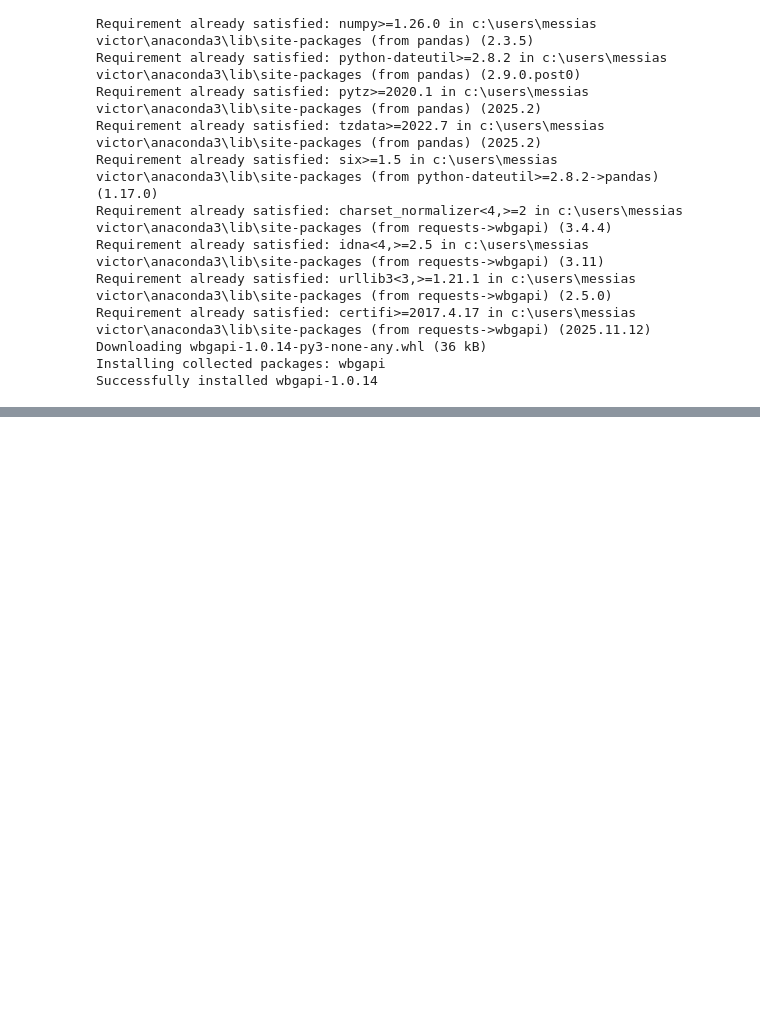
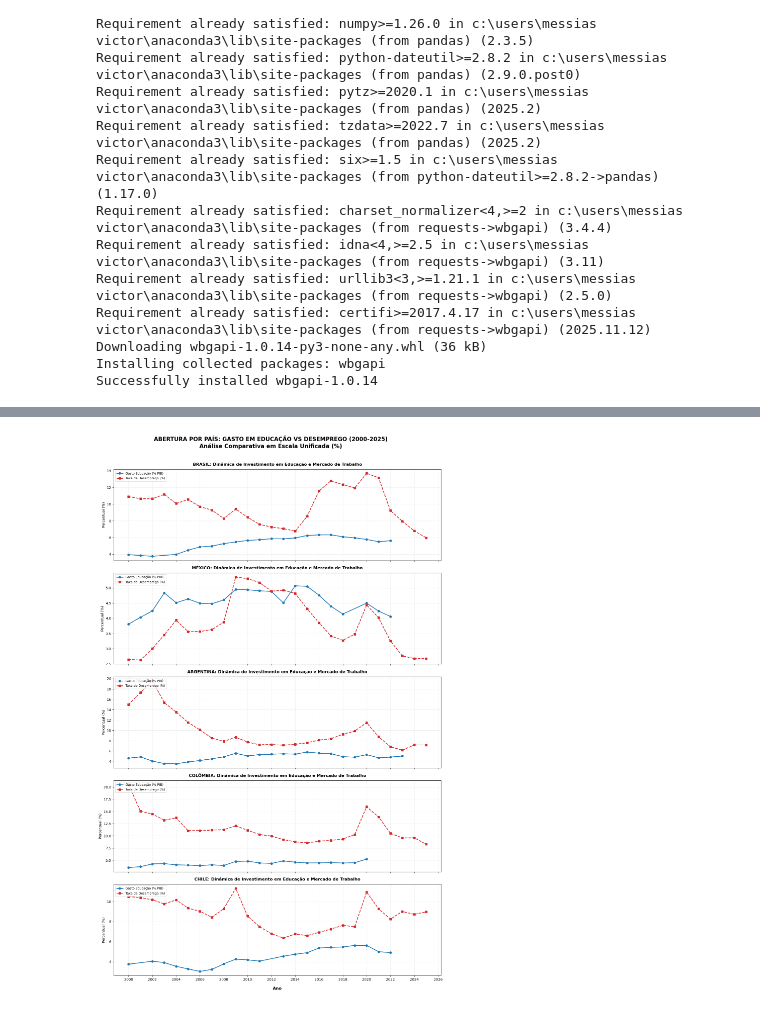
Before and after one commit to messiasnascimento-prog/projeto_dados_worldbank, a Jupyter notebook: analise_banco_mundial.ipynb, the cells around one changed output, grey strips where cells are left out. Cells and saved outputs as stored; diff of their text form; code cells hidden in the pictures; blank space fills up the shorter version.

```diff
--- a/analise_banco_mundial.ipynb
+++ b/analise_banco_mundial.ipynb
@@ -74,0 +203,51 @@ Dados salvos com sucesso!
+# %%
+# ==============================================================================
+# 8. ABERTURA POR PAÍS: MESMA ESCALA (EIXO Y COMPARTILHADO)
+# ==============================================================================
+
+import matplotlib.pyplot as plt
+
+lista_paises = ['Brasil', 'México', 'Argentina', 'Colômbia', 'Chile']
+
+# Criar a estrutura com 5 gráficos verticais
+fig, axes = plt.subplots(5, 1, figsize=(14, 22), sharex=True)
+
+for i, pais in enumerate(lista_paises):
+    # Filtrar e ordenar os dados do país
+    dados_pais = df_paises[df_paises['economy'] == pais].sort_values('Ano')
+    ax1 = axes[i]
+
+    # Tratamento para não deixar buracos nas linhas
+    dados_educacao = dados_pais.dropna(subset=['Gasto_Educacao_pct_PIB'])
+    dados_desemprego = dados_pais.dropna(subset=['Taxa_Desemprego'])
+
+    # Plotar as DUAS linhas diretamente no ax1 (mesma escala do eixo Y)
+    ax1.plot(dados_educacao['Ano'], dados_educacao['Gasto_Educacao_pct_PIB'],
+             color='tab:blue', marker='o', linewidth=2, label='Gasto Educação (% PIB)')
+
+    ax1.plot(dados_desemprego['Ano'], dados_desemprego['Taxa_Desemprego'],
+             color='tab:red', marker='s', linestyle='--', linewidth=2, label='Taxa de Desemprego (%)')
+
+    # Configurações do eixo Y único
+    ax1.set_ylabel('Percentual (%)', fontsize=10)
+    ax1.grid(True, linestyle=':', alpha=0.6)
+
+    # Título por país
+    ax1.set_title(f'{pais.upper()}: Dinâmica de Investimento em Educação e Mercado de Trabalho',
+                  fontsize=12, fontweight='bold', pad=10)
+
+    # Legenda simplificada na mesma escala
+    ax1.legend(loc='upper left', fontsize=9)
+
+# Configurações do eixo X (Tempo)
+plt.xlabel('Ano', fontsize=12, fontweight='bold', labelpad=15)
+plt.xticks(range(2000, 2027, 2))
+
+# Título Principal do Painel
+plt.suptitle('ABERTURA POR PAÍS: GASTO EM EDUCAÇÃO VS DESEMPREGO (2000-2025)\nAnálise Comparativa em Escala Unificada (%)',
+             fontsize=16, fontweight='bold', y=1.01)
+
+plt.tight_layout()
+plt.show()
+# %% [output]
+[figure, added]
```
Also changed, not shown: parts of 5 cells of this notebook.
